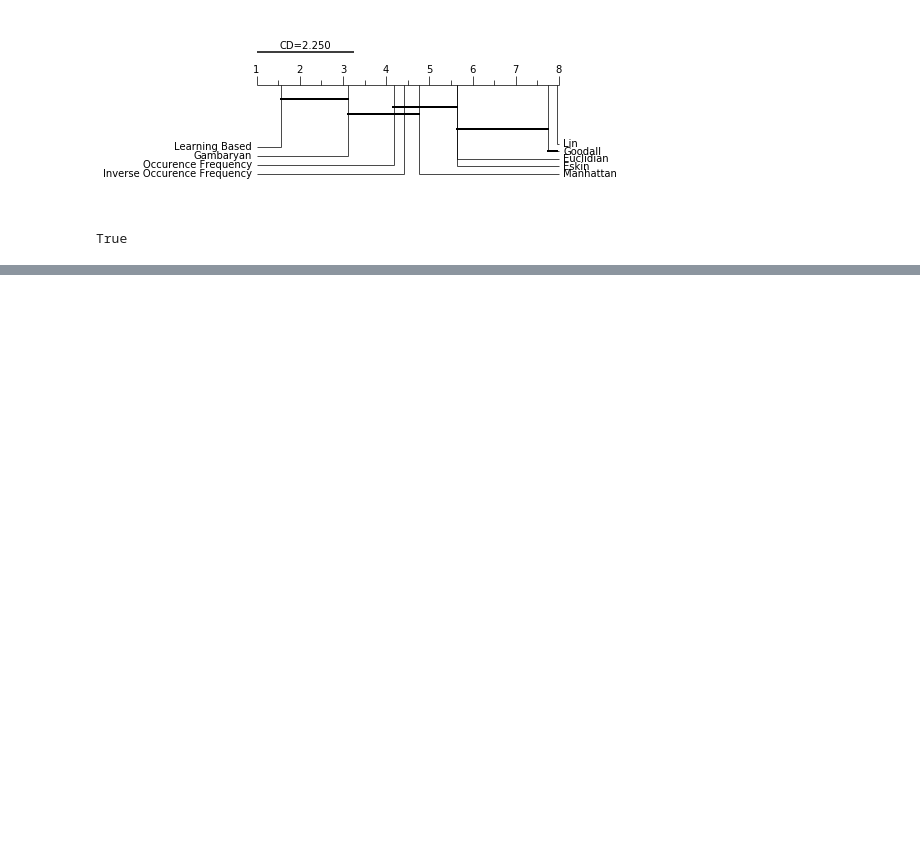
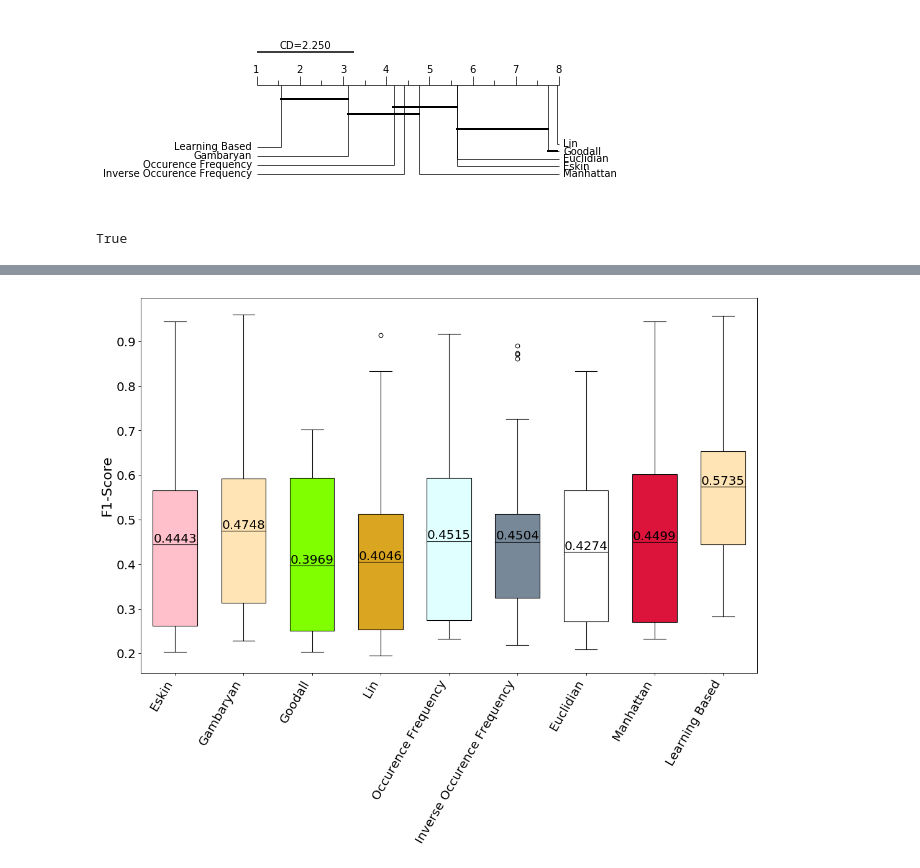
Before and after one commit to edjacob25/DissimilarityMeasures, a Jupyter notebook: scripts/Results_analysis.ipynb, the cells around one changed output, grey strips where cells are left out. Cells and saved outputs as stored; diff of their text form; code cells hidden in the pictures; blank space fills up the shorter version.

```diff
--- a/scripts/Results_analysis.ipynb
+++ b/scripts/Results_analysis.ipynb
@@ -120,3 +131,32 @@ plt.show()
+# %%
+fig = plt.figure(figsize=(16,10), dpi= 80)
+ax = fig.add_subplot(111)
+#fig, ax = plt.subplots()
+#box = df.boxplot(ax=ax)
+
+bp = ax.boxplot(df, usermedians=means, autorange=True, widths=0.65, patch_artist=True)
+ax.margins(y=0.05)
+
+for label in (plt.gca().get_yticklabels()):
+    label.set_fontsize(18) # Size here overrides font_prop
+for i, box in enumerate(bp['boxes']):
+    # change outline color
+    #box.set( color='#7570b3', linewidth=2)
+    # change fill color
+    box.set_facecolor(c[i])
+    pass
+for median in bp['medians']:
+    median.set(color='black')
+
+for i, val in enumerate(means.values):
+    plt.text(i+1, val, "{0:.4f}".format(val),horizontalalignment='center', verticalalignment='bottom', fontdict={'fontweight':500, 'size':18})
+
+plt.ylabel('F1-Score', fontsize=20)
+plt.gca().set_xticklabels(df.index, rotation=60, horizontalalignment= 'right', fontdict={'fontweight':500, 'size':18})
+plt.savefig("box.png", transparent=True, bbox_inches="tight")
+plt.show()
+# %% [output]
+[figure, added]
 # %%
 ls = df.index.values.tolist()
 
```
Also changed, not shown: parts of 6 cells of this notebook.
